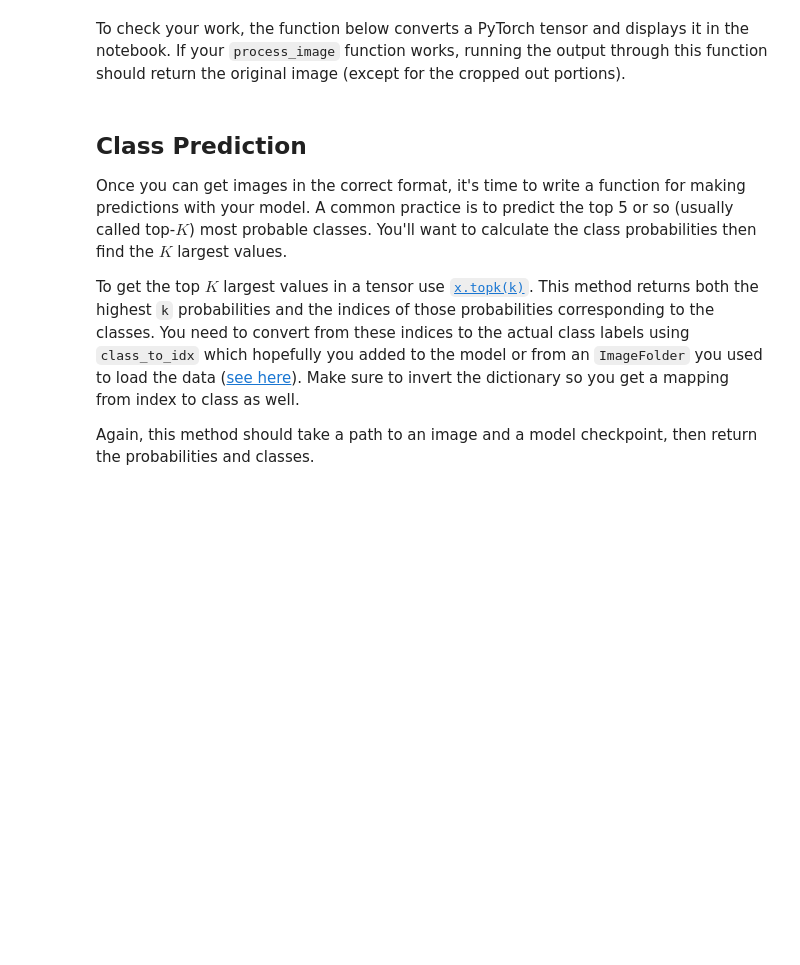
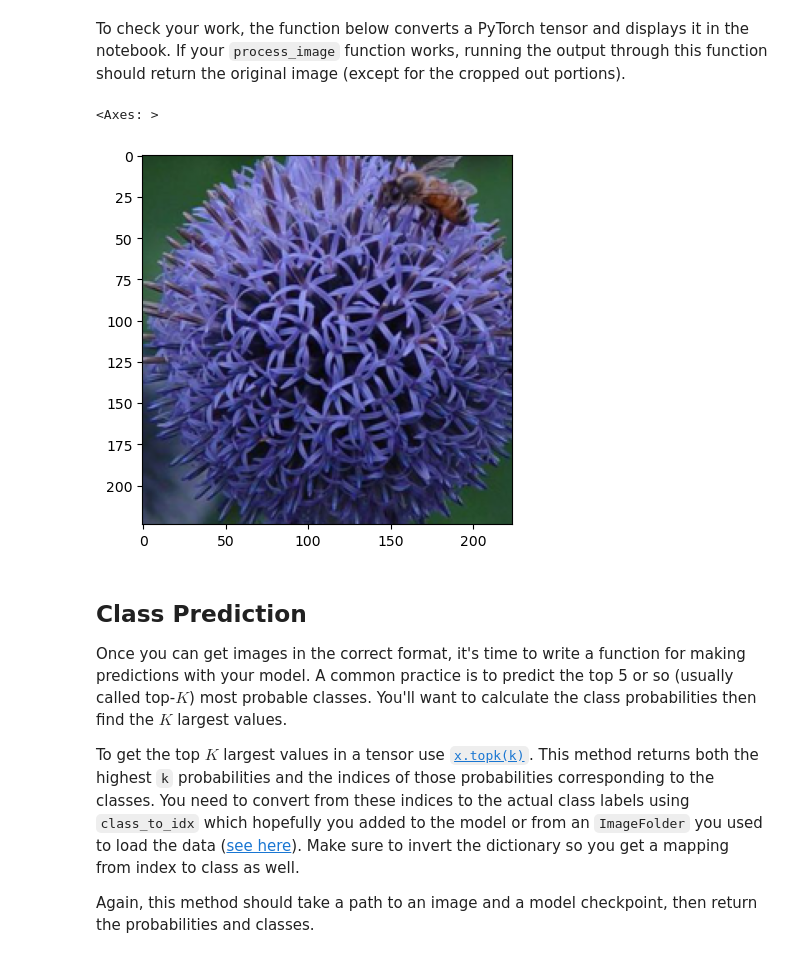
Before and after one commit to oliver-hh/aipnd-project, a Jupyter notebook: Image Classifier Project.ipynb, the cells around one changed output. Cells and saved outputs as stored; diff of their text form; code cells hidden in the pictures; blank space fills up the shorter version.

Commit message:
feat: Preprocess image with PIL/numbpy

```diff
--- a/Image Classifier Project.ipynb
+++ b/Image Classifier Project.ipynb
@@ -432,26 +436,67 @@ def process_image(image):
+# %%
+def process_image(image):
+    ''' Scales, crops, and normalizes a PIL image for a PyTorch model,
+        returns an Numpy array
+    '''
+    # DONE: Process a PIL image for use in a PyTorch model
+
+    # Load image and resize it to the shortest side
+    pil_image = Image.open(image)
+    width, height = pil_image.size
+    if height < width:
+        new_height = 256
+        new_width = int(256 * width / height)
+    else:
+        new_width = 256
+        new_height = int(256 * height / width)
+    pil_image = pil_image.resize((new_width, new_height))
+
+    # Crop from the center of the imamge
+    margin = (256 - 224) / 2
+    (left, upper, right, lower) = (margin, margin, 256-margin, 256-margin)
+    pil_image = pil_image.crop((left, upper, right, lower))
+
+    # Convert image to numpy array and scale values between 0 and 1
+    np_image = np.array(pil_image) / 255
+
+    # Normalize the image (channel info repeated from [4]) and
+    # transpose it so that the channel information is the first dimension.
+    means_per_channel = [0.485, 0.456, 0.406]
+    stddevs_per_channel = [0.229, 0.224, 0.225]
+    np_image = (np_image - means_per_channel) / stddevs_per_channel
+    np_image = np_image.transpose((2, 0, 1))
+    return np_image
+
+process_image('./flowers/test/10/image_07090.jpg') if DEBUG else None
 # %% [markdown]
 To check your work, the function below converts a PyTorch tensor and displays it in the notebook. If your `process_image` function works, running the output through this function should return the original image (except for the cropped out portions).
 # %%
 def imshow(image, ax=None, title=None):
     """Imshow for Tensor."""
     if ax is None:
         fig, ax = plt.subplots()
 
     # PyTorch tensors assume the color channel is the first dimension
     # but matplotlib assumes is the third dimension
-    image = image.numpy().transpose((1, 2, 0))
+    image = image.transpose((1, 2, 0))
 
     # Undo preprocessing
     mean = np.array([0.485, 0.456, 0.406])
     std = np.array([0.229, 0.224, 0.225])
     image = std * image + mean
 
     # Image needs to be clipped between 0 and 1 or it looks like noise when displayed
     image = np.clip(image, 0, 1)
 
     ax.imshow(image)
 
     return ax
+
+image = process_image('./flowers/test/10/image_07090.jpg')
+imshow(image)
+# %% [output]
+<Axes: >
+[figure, added]
 # %% [markdown]
 ## Class Prediction
 
```
Also changed, not shown: parts of 2 cells of this notebook, 1 other file.
